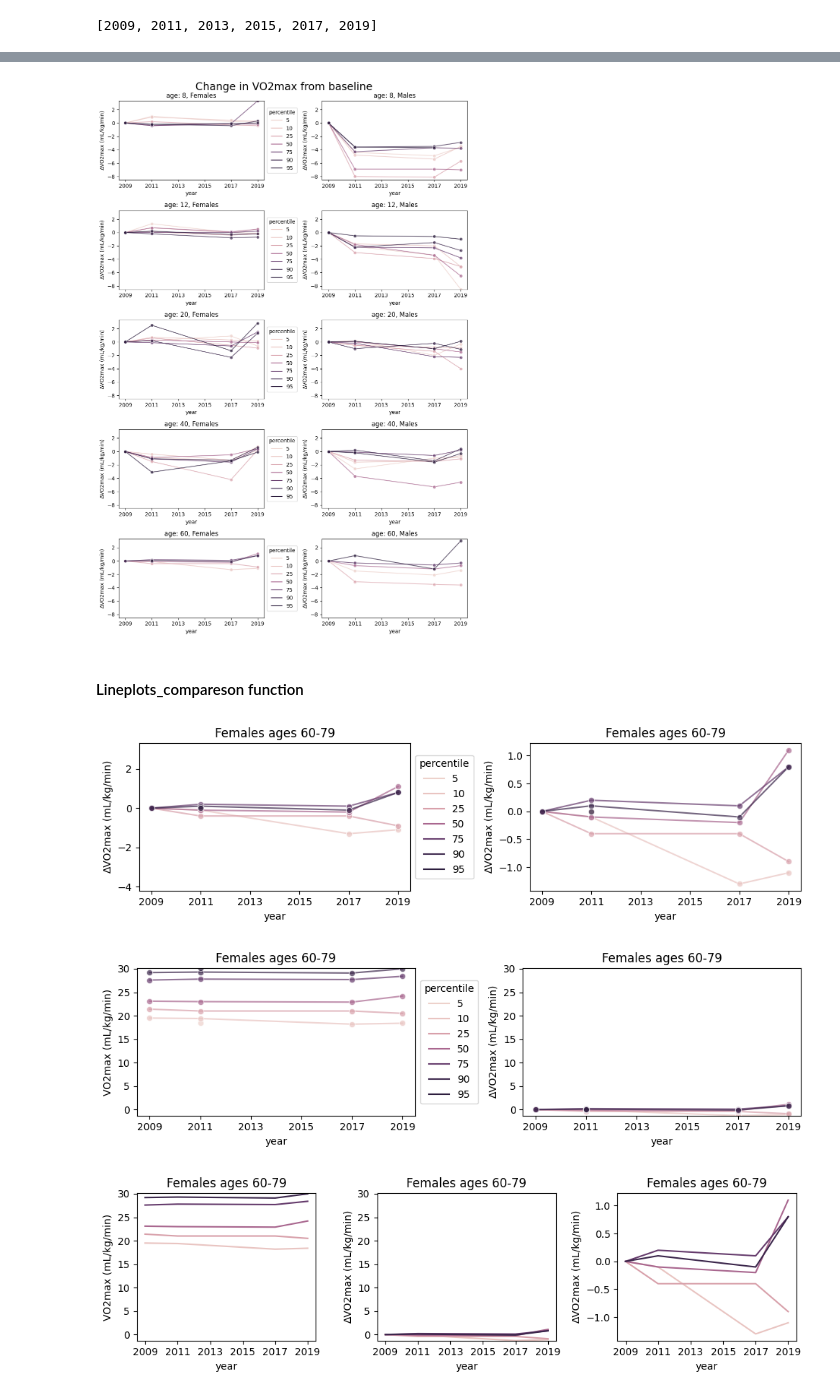
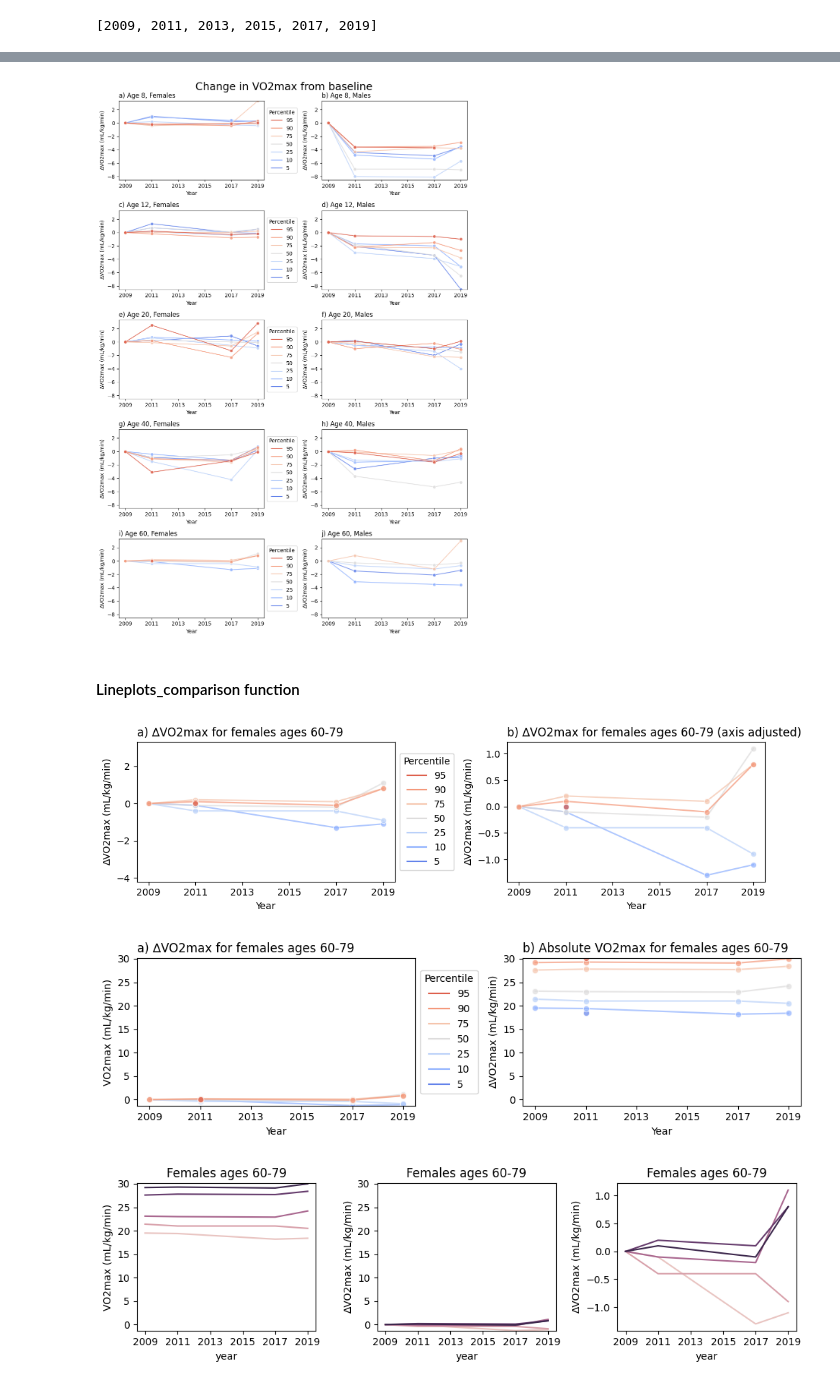
Before and after one commit to silvhua/lighthouse-RnR-project, a Jupyter notebook: canada_fitness.ipynb, the cells around one changed output, grey strips where cells are left out. Saved outputs shown, nothing was run; the diff lists cells and outputs as text; code cells hidden in the pictures.

Commit message:
change color scheme; add letter labels to subplots

```diff
--- a/canada_fitness.ipynb
+++ b/canada_fitness.ipynb
@@ -266,7 +261,7 @@ def data_prep(df):
     df = df.drop(df[rows_to_drop].index)
 
     # Convert age group to integer of the lower age boundary
-    df['age'] = df['Age group'].str.replace('Ages (\d*).*','\\1', regex=True).astype(int)
+    df['Age'] = df['Age group'].str.replace('Ages (\d*).*','\\1', regex=True).astype(int)
 
     # Convert percentiles to integers
     df['percentile'] = df['Statistics'].str.replace('(\d*).+','\\1', regex=True).astype(int)
@@ -305,6 +300,9 @@ def data_prep(df):
 
     # Calculate change from t0
     df['delta_value'] = df['value'] - df['value_t0']
+
+    # Make column names title case
+    df.columns = df.columns.str.title()
     print('final shape: ',df.shape)
     return df
 
@@ -355,7 +353,7 @@ df2[df2['year']==2009].sort_values('delta_value',ascending=False).head(5)
 ### Max oxygen consumption (cardiorespiratory fitness)
 # %%
 measure = 'Predicted maximal oxygen consumption'
-crf = df2['measures'] == measure
+crf = df2['Measures'] == measure
 df_crf = df2[crf]
 df_crf
 # %% [output]
@@ -476,21 +449,21 @@ plot_abs_crf_age.savefig(r'./crf vs year by age.png')
 # %%
 
 # How does the fitness of a demographic group change over time?
-plot_delta_crf_age = lineplots(df_crf[df_crf['age'] > 6], yaxis_label='∆VO2max (mL/kg/min)',
-    y='delta_value', xticks=xticks, title='Change in VO2max from baseline')
+plot_delta_crf_age = lineplots(df_crf[df_crf['Age'] > 6], yaxis_label='∆VO2max (mL/kg/min)',
+    y='Delta_Value', xticks=xticks, title='Change in VO2max from baseline')
 # Each line represents a percentile value
     # The fittest seniors got a bit fitter between the 2 most recent time points, but the change within 95% confidence interval
     # People under age 20 with median or with below average fitness are getting less fit over time
 
 plot_delta_crf_age.savefig(r'./crf change vs year by age.png')
 # %% [output]
-[figure, old version]
+[figure, new version]
 # %% [markdown]
-#### Lineplots_compareson function
+#### Lineplots_comparison function
 # %%
-def lineplots_comparison(df, x='year', columns=['value', 'value'], scale_axis=[True,False], match_yaxis=False,
+def lineplots_comparison(df, x='Year', columns=['Value', 'Value'], scale_axis=[True,False], match_yaxis=False,
     title=None,
-    filter_by='age', filter_value=12, hue='percentile', show_legend=True, yaxis_label=None, xticks=None):
+    filter_by='Age', filter_value=12, hue='Percentile', show_legend=True, yaxis_label=None, xticks=None):
 
     """
     Plot data for the same rows side by side.
@@ -505,6 +478,7 @@ def lineplots_comparison(df, x='year', columns=['value', 'value'], scale_axis=[T
     - hue: Name of column used for grouping data for hue.
     """
 
+    subplot_label = 'abcdefghijklmnopq'
     if (type(scale_axis) != list):
         scale_axis = [scale_axis for column in columns]
     if type(title) != list:
@@ -515,6 +489,7 @@ def lineplots_comparison(df, x='year', columns=['value', 'value'], scale_axis=[T
         match_yaxis = [match_yaxis for column in columns]
     ncols = len(columns)
     fig, ax = plt.subplots(nrows=1 ,ncols=ncols, figsize=(10,3))
+    colors = sns.color_palette("coolwarm", n_colors=len(df[hue].unique()))
 
     ax = ax.flatten()
     ax_index = 0
@@ -526,13 +501,13 @@ def lineplots_comparison(df, x='year', columns=['value', 'value'], scale_axis=[T
             legend = False
 
         sns.lineplot(data=df[df[filter_by] == filter_value], y=column,
-            hue=hue, x=x, marker='o', alpha=0.7,
+            hue=hue, x=x, marker='o', alpha=0.7, palette=colors,
             legend=legend,
                 ax = ax[ax_index])
 
         # ax[ax_index].set_title(f'{filter_by} {filter_value}')
         if title[index]:
-            ax[ax_index].set_title(title[index])
+            ax[ax_index].set_title(f'{subplot_label[ax_index]}) {title[index]}', loc='left')
 
         if (scale_axis[index]==True) & (match_yaxis==True):
             ymin = df[columns].min().min()
@@ -552,28 +527,31 @@ def lineplots_comparison(df, x='year', columns=['value', 'value'], scale_axis=[T
         if xticks:
             ax[ax_index].xaxis.set_ticks(xticks)
         if (legend == 'full'):
+            # Reverse order of legend entries, then position the legend
+            handles, labels = ax[ax_index].get_legend_handles_labels()
+            ax[ax_index].legend(handles[::-1], labels[::-1])
             sns.move_legend(ax[ax_index],'center left',bbox_to_anchor=(1, 0.5), title=hue)
         ax_index += 1
 
     plt.tight_layout()
     return fig
 # %%
-plot_delta_crf_age_female60 = plot_compare_scaling_crf_female60 = lineplots_comparison(df_crf[(df_crf['sex'] == 'Females')],
-    columns=['delta_value', 'delta_value'], scale_axis=[True, False],
-    yaxis_label='∆VO2max (mL/kg/min)', title='Females ages 60-79', filter_value=60,
+plot_delta_crf_age_female60 = plot_compare_scaling_crf_female60 = lineplots_comparison(df_crf[(df_crf['Sex'] == 'Females')],
+    columns=['Delta_Value', 'Delta_Value'], scale_axis=[True, False],
+    yaxis_label='∆VO2max (mL/kg/min)', title=['∆VO2max for females ages 60-79','∆VO2max for females ages 60-79 (axis adjusted)'], filter_value=60,
     xticks=xticks);
 plot_delta_crf_age_female60.savefig(r'./crf change vs year females age 60.png')
 # %% [output]
-[figure, old version]
+[figure, new version]
 # %%
 
-plot_crf_abs_vs_delta_same_yaxis = plot_compare_scaling_crf_female60 = lineplots_comparison(df_crf[(df_crf['sex'] == 'Females')],
-    columns=['value', 'delta_value'], scale_axis=False, match_yaxis=[True, True],
-    yaxis_label=['VO2max (mL/kg/min)','∆VO2max (mL/kg/min)'], title='Females ages 60-79', filter_value=60,
+plot_crf_abs_vs_delta_same_yaxis = plot_compare_scaling_crf_female60 = lineplots_comparison(df_crf[(df_crf['Sex'] == 'Females')],
+    columns=['Delta_Value', 'Value'], scale_axis=False, match_yaxis=[True, True],
+    yaxis_label=['VO2max (mL/kg/min)','∆VO2max (mL/kg/min)'], title=['∆VO2max for females ages 60-79', 'Absolute VO2max for females ages 60-79'], filter_value=60,
     xticks=xticks);
 plot_crf_abs_vs_delta_same_yaxis.savefig(r'./crf absolute and change vs year females same yaxis.png')
 # %% [output]
-[figure, old version]
+[figure, new version]
 # %%
 # 3 subplots comparing value', 'delta_value', 'delta_value' with different y-axis scales
 plot_crf_abs_vs_delta_female60 = plot_compare_scaling_crf_female60 = lineplots_comparison(df_crf[(df_crf['sex'] == 'Females')],
```
Also changed, not shown: parts of 13 cells of this notebook, 10 other files.
